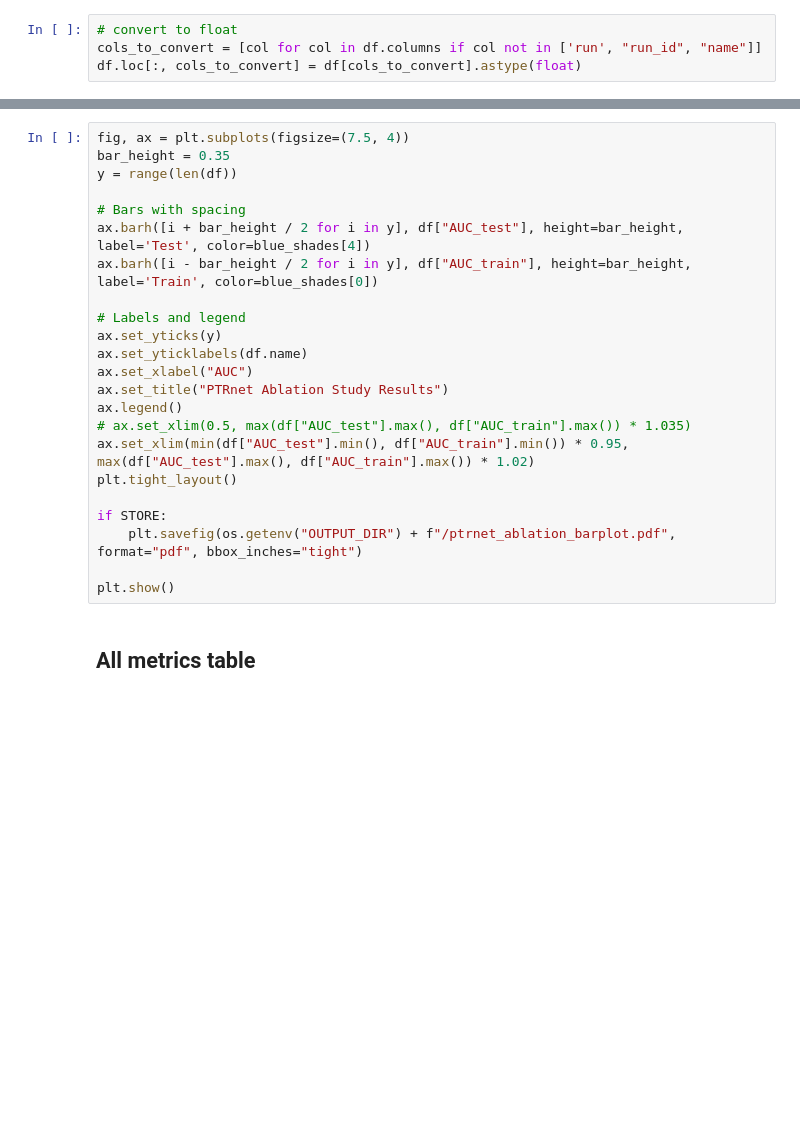
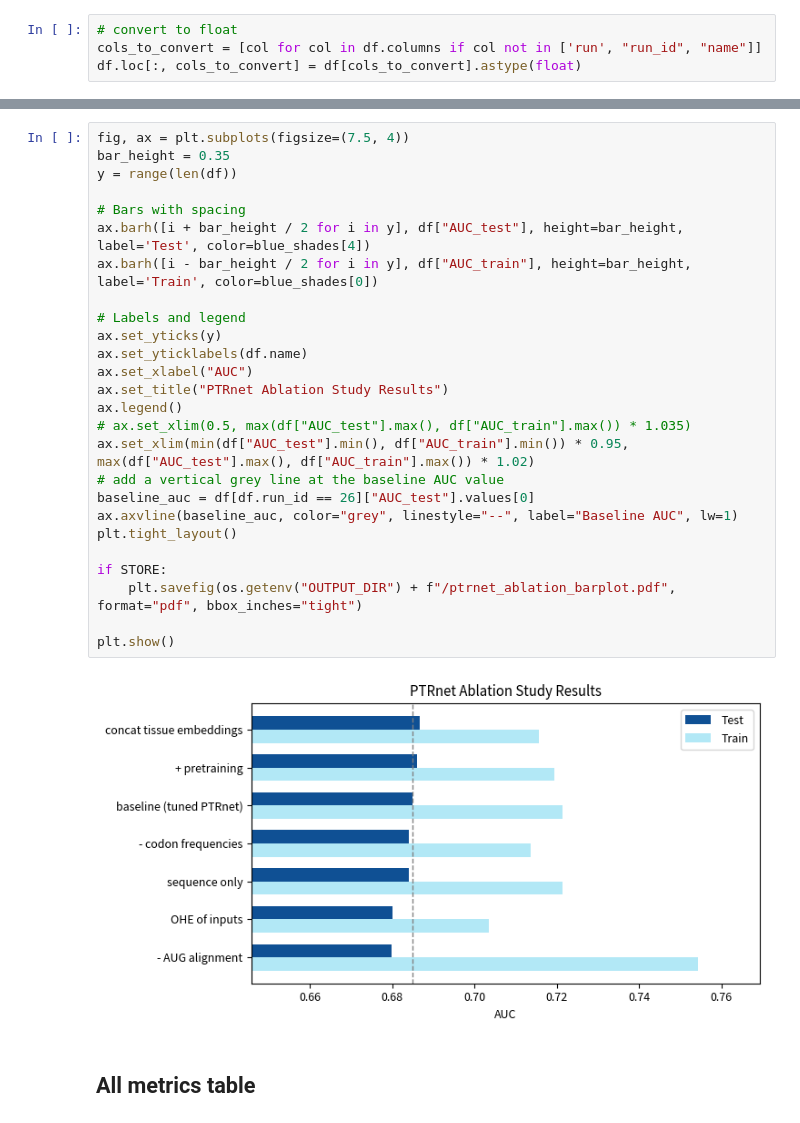
Before and after one commit to f-krause/master-thesis, a Jupyter notebook: experiments/visualisation/ptrnet_ablation_study.ipynb, the cells around one changed output, grey strips where cells are left out. Saved outputs shown, nothing was run; the diff lists cells and outputs as text; blank space fills up the shorter version.

Commit message:
updates of ptrnet abd ablation study plots

```diff
--- a/experiments/visualisation/ptrnet_ablation_study.ipynb
+++ b/experiments/visualisation/ptrnet_ablation_study.ipynb
@@ -64,26 +83,31 @@ df
 # %%
 fig, ax = plt.subplots(figsize=(7.5, 4))
 bar_height = 0.35
 y = range(len(df))
 
 # Bars with spacing
 ax.barh([i + bar_height / 2 for i in y], df["AUC_test"], height=bar_height, label='Test', color=blue_shades[4])
 ax.barh([i - bar_height / 2 for i in y], df["AUC_train"], height=bar_height, label='Train', color=blue_shades[0])
 
 # Labels and legend
 ax.set_yticks(y)
 ax.set_yticklabels(df.name)
 ax.set_xlabel("AUC")
 ax.set_title("PTRnet Ablation Study Results")
 ax.legend()
 # ax.set_xlim(0.5, max(df["AUC_test"].max(), df["AUC_train"].max()) * 1.035)
 ax.set_xlim(min(df["AUC_test"].min(), df["AUC_train"].min()) * 0.95, max(df["AUC_test"].max(), df["AUC_train"].max()) * 1.02)
+# add a vertical grey line at the baseline AUC value
+baseline_auc = df[df.run_id == 26]["AUC_test"].values[0]
+ax.axvline(baseline_auc, color="grey", linestyle="--", label="Baseline AUC", lw=1)
 plt.tight_layout()
 
 if STORE:
     plt.savefig(os.getenv("OUTPUT_DIR") + f"/ptrnet_ablation_barplot.pdf", format="pdf", bbox_inches="tight")
 
 plt.show()
+# %% [output]
+[figure, added]
 # %% [markdown]
 ## All metrics table
 # %%
```
Also changed, not shown: parts of 2 cells of this notebook, 1 other file.
